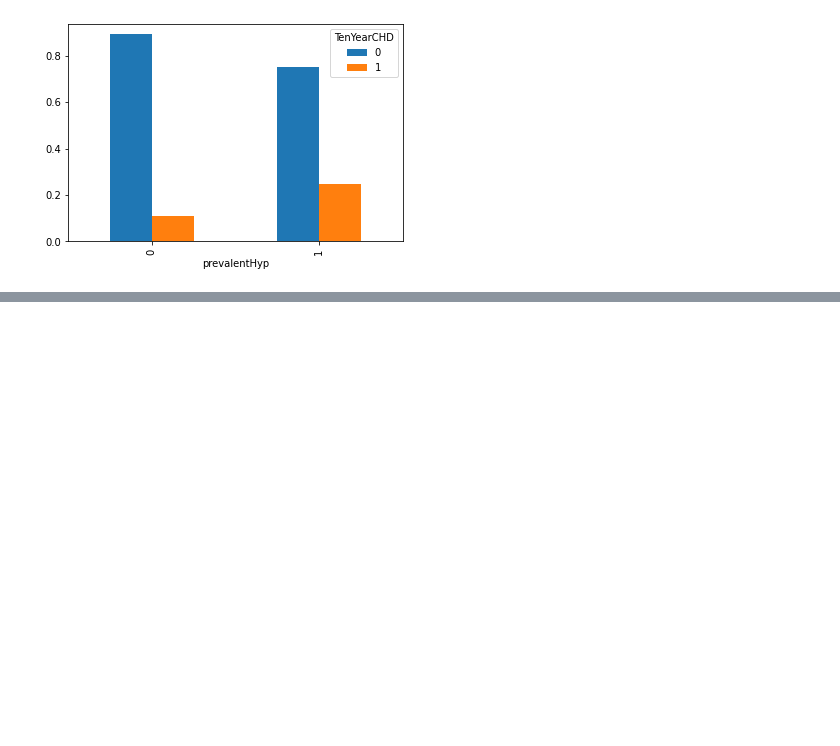
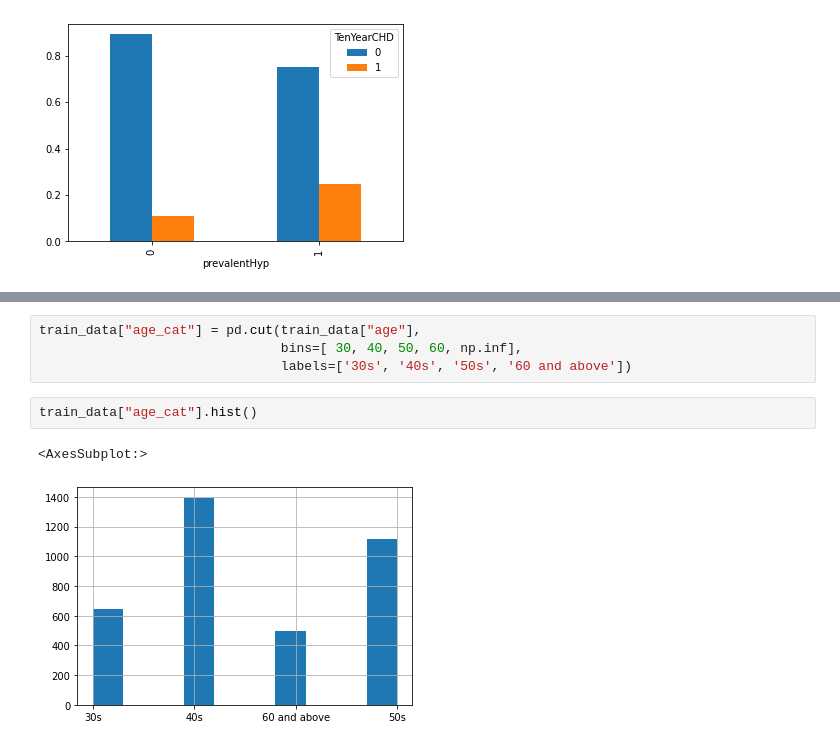
Before and after one commit to itsrandeep/Heart-Disease-Prediction, a Jupyter notebook: eda_and_model_training.ipynb, the cells around one changed output, grey strips where cells are left out. Cells and saved outputs as stored; diff of their text form; blank space fills up the shorter version.

Commit message:
Used StratifiedShuffleSplit to split test data

```diff
--- a/eda_and_model_training.ipynb
+++ b/eda_and_model_training.ipynb
@@ -146,0 +152,9 @@ pd.crosstab(train_data.prevalentHyp,train_data.TenYearCHD, normalize='index').pl
+# %%
+train_data["age_cat"] = pd.cut(train_data["age"],
+                               bins=[ 30, 40, 50, 60, np.inf],
+                               labels=['30s', '40s', '50s', '60 and above'])
+# %%
+train_data["age_cat"].hist()
+# %% [output]
+<AxesSubplot:>
+[figure, added]
```
Also changed, not shown: parts of 6 cells of this notebook.
